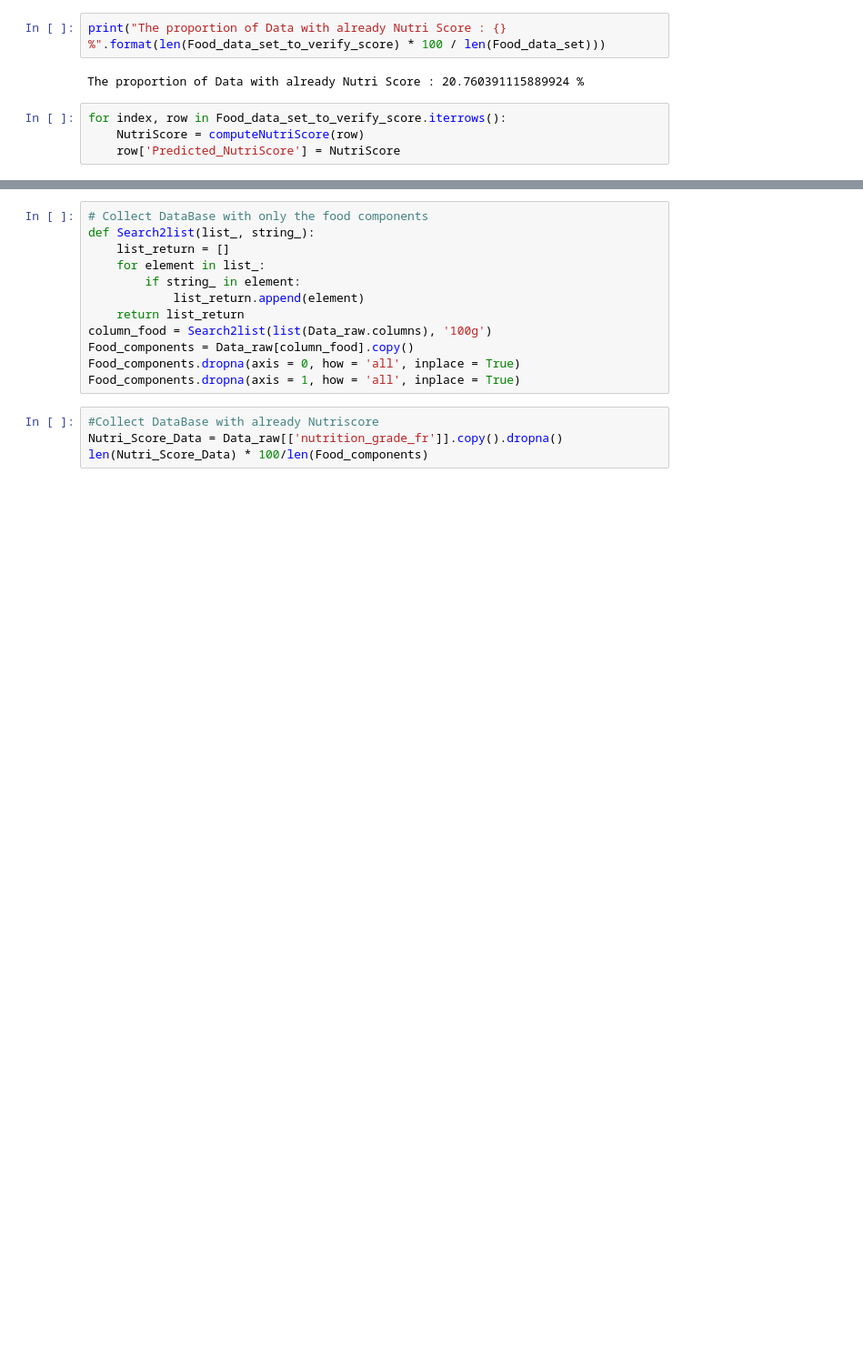
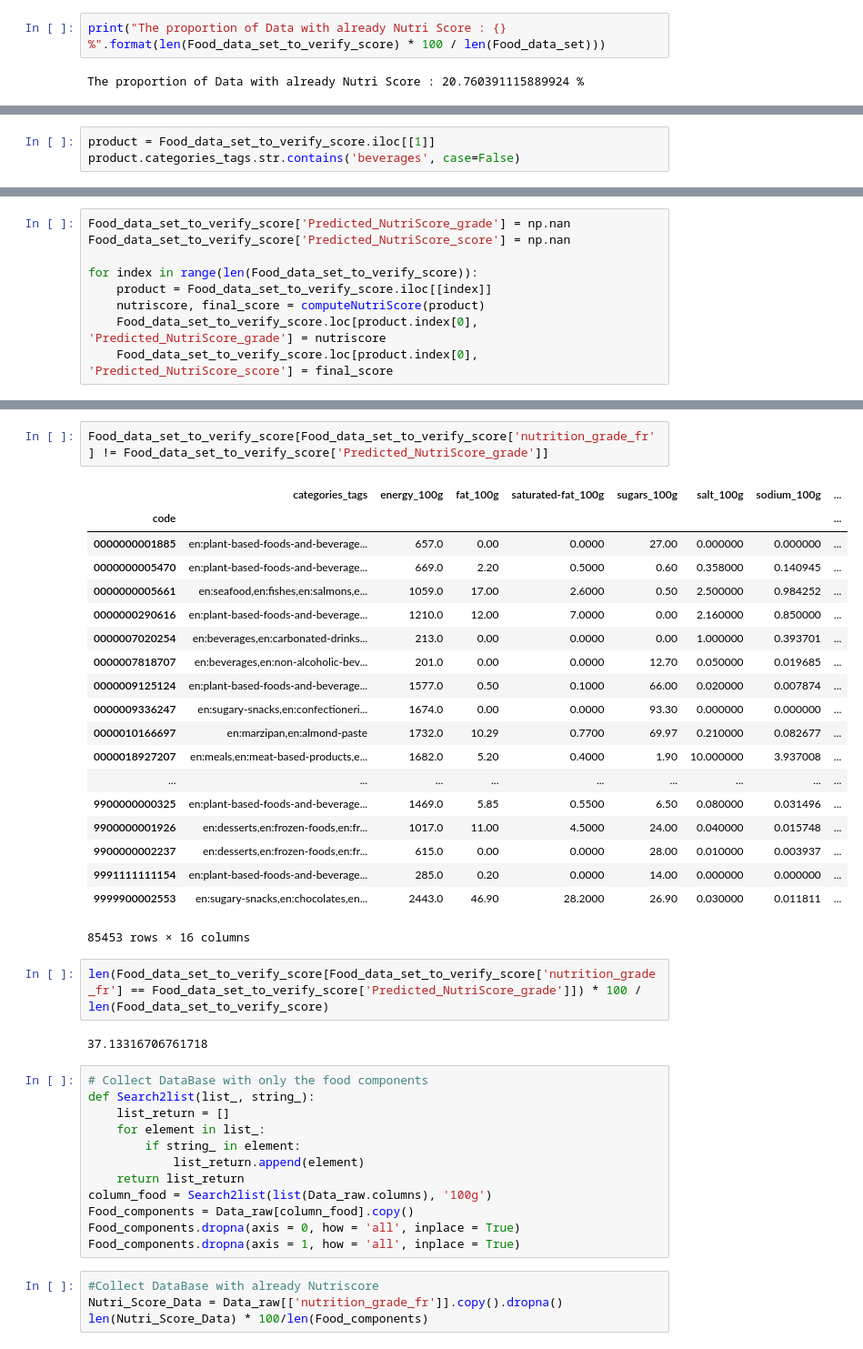
Before and after one commit to gmathez/Project_ADA_2018_Bruttin_Mathez_Petitpierre, a Jupyter notebook: Project_ADA.ipynb, the cells around one changed output, grey strips where cells are left out. Shown at 91% size. Drawn from its saved outputs; the diff is of its cells as text; blank space fills up the shorter version.

Commit message:
correction des erreurs pour NutriScore

```diff
--- a/Project_ADA.ipynb
+++ b/Project_ADA.ipynb
@@ -35,7 +38,3 @@ Food_data_set_to_verify_score = Food_data_set[~Food_data_set.nutrition_grade_fr.
 print("The proportion of Data with already Nutri Score : {} %".format(len(Food_data_set_to_verify_score) * 100 / len(Food_data_set)))
 # %% [output]
 The proportion of Data with already Nutri Score : 20.760391115889924 %
-# %%
-for index, row in Food_data_set_to_verify_score.iterrows():
-    NutriScore = computeNutriScore(row)
-    row['Predicted_NutriScore'] = NutriScore
@@ -43,0 +41,3 @@ AttributeError: 'str' object has no attribute 'str'
+# %%
+product = Food_data_set_to_verify_score.iloc[[1]]
+product.categories_tags.str.contains('beverages', case=False)
@@ -43,0 +48,9 @@ AttributeError: 'str' object has no attribute 'str'
+# %%
+Food_data_set_to_verify_score['Predicted_NutriScore_grade'] = np.nan
+Food_data_set_to_verify_score['Predicted_NutriScore_score'] = np.nan
+
+for index in range(len(Food_data_set_to_verify_score)):
+    product = Food_data_set_to_verify_score.iloc[[index]]
+    nutriscore, final_score = computeNutriScore(product)
+    Food_data_set_to_verify_score.loc[product.index[0], 'Predicted_NutriScore_grade'] = nutriscore
+    Food_data_set_to_verify_score.loc[product.index[0], 'Predicted_NutriScore_score'] = final_score
@@ -44,3 +68,29 @@ AttributeError: 'str' object has no attribute 'str'
+# %%
+Food_data_set_to_verify_score[Food_data_set_to_verify_score['nutrition_grade_fr'] != Food_data_set_to_verify_score['Predicted_NutriScore_grade']]
+# %% [output]
+|  | categories_tags | energy_100g | fat_100g | saturated-fat_100g | sugars_100g | salt_100g | sodium_100g | ... |
+| code |  |  |  |  |  |  |  | ... |
+| 0000000001885 | en:plant-based-foods-and-beverage... | 657.0 | 0.00 | 0.0000 | 27.00 | 0.000000 | 0.000000 | ... |
+| 0000000005470 | en:plant-based-foods-and-beverage... | 669.0 | 2.20 | 0.5000 | 0.60 | 0.358000 | 0.140945 | ... |
+| 0000000005661 | en:seafood,en:fishes,en:salmons,e... | 1059.0 | 17.00 | 2.6000 | 0.50 | 2.500000 | 0.984252 | ... |
+| 0000000290616 | en:plant-based-foods-and-beverage... | 1210.0 | 12.00 | 7.0000 | 0.00 | 2.160000 | 0.850000 | ... |
+| 0000007020254 | en:beverages,en:carbonated-drinks... | 213.0 | 0.00 | 0.0000 | 0.00 | 1.000000 | 0.393701 | ... |
+| 0000007818707 | en:beverages,en:non-alcoholic-bev... | 201.0 | 0.00 | 0.0000 | 12.70 | 0.050000 | 0.019685 | ... |
+| 0000009125124 | en:plant-based-foods-and-beverage... | 1577.0 | 0.50 | 0.1000 | 66.00 | 0.020000 | 0.007874 | ... |
+| 0000009336247 | en:sugary-snacks,en:confectioneri... | 1674.0 | 0.00 | 0.0000 | 93.30 | 0.000000 | 0.000000 | ... |
+| 0000010166697 | en:marzipan,en:almond-paste | 1732.0 | 10.29 | 0.7700 | 69.97 | 0.210000 | 0.082677 | ... |
+| 0000018927207 | en:meals,en:meat-based-products,e... | 1682.0 | 5.20 | 0.4000 | 1.90 | 10.000000 | 3.937008 | ... |
+| ... | ... | ... | ... | ... | ... | ... | ... | ... |
+| 9900000000325 | en:plant-based-foods-and-beverage... | 1469.0 | 5.85 | 0.5500 | 6.50 | 0.080000 | 0.031496 | ... |
+| 9900000001926 | en:desserts,en:frozen-foods,en:fr... | 1017.0 | 11.00 | 4.5000 | 24.00 | 0.040000 | 0.015748 | ... |
+| 9900000002237 | en:desserts,en:frozen-foods,en:fr... | 615.0 | 0.00 | 0.0000 | 28.00 | 0.010000 | 0.003937 | ... |
+| 9991111111154 | en:plant-based-foods-and-beverage... | 285.0 | 0.20 | 0.0000 | 14.00 | 0.000000 | 0.000000 | ... |
+| 9999900002553 | en:sugary-snacks,en:chocolates,en... | 2443.0 | 46.90 | 28.2000 | 26.90 | 0.030000 | 0.011811 | ... |
+85453 rows × 16 columns
+# %%
+len(Food_data_set_to_verify_score[Food_data_set_to_verify_score['nutrition_grade_fr'] == Food_data_set_to_verify_score['Predicted_NutriScore_grade']]) * 100 / len(Food_data_set_to_verify_score)
+# %% [output]
+37.13316706761718
 # %%
 # Collect DataBase with only the food components
 def Search2list(list_, string_):
```
Also changed, not shown: parts of 4 cells of this notebook, 1 other file.
